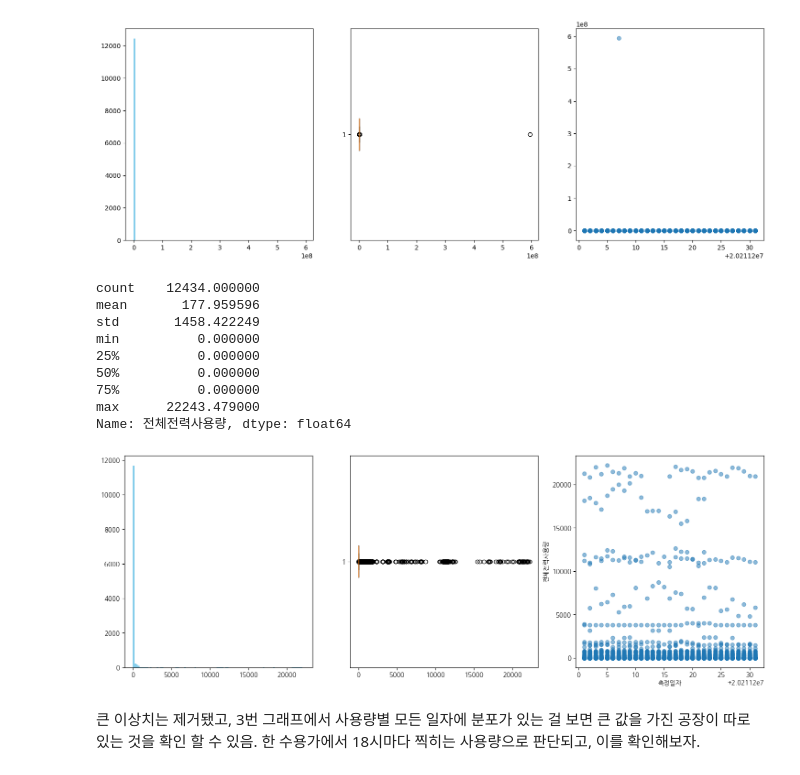
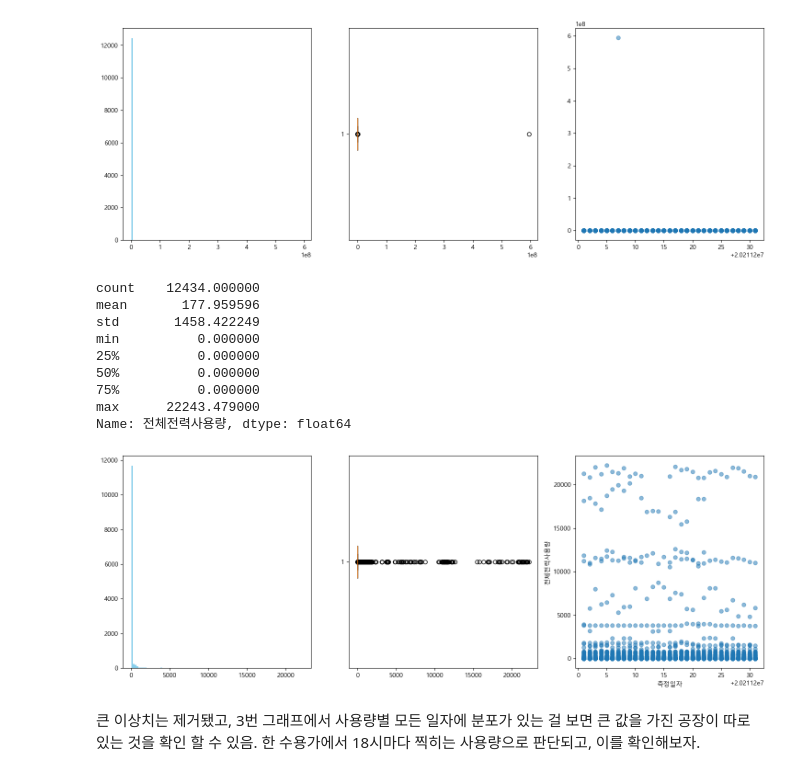
Before and after one commit to zeenoo11/Project_LivingLab, a Jupyter notebook: Projects/factory.ipynb, the cells around one changed output. Drawn from its saved outputs; the diff is of its cells as text; code cells hidden in the pictures.

```diff
--- a/Projects/factory.ipynb
+++ b/Projects/factory.ipynb
@@ -12,5 +12,6 @@ factoryDF.to_csv('../DATA/factory_202112.csv', columns=['TOC번호', '수용가
 # %%
 # '수용가번호' == 1147 인 데이터만 추출
+factoryDF = pd.read_csv('../DATA/Used_Data/factory_202112.csv')
 factoryDF[factoryDF['수용가번호'] == '1147']
 
 # 여기서 측정일자 == '20211201' 인 데이터만 추출
@@ -35,6 +36,7 @@ factoryDF[(factoryDF['측정일자'] == 20211201) & (factoryDF['수용가번호'
 | 3183 | E000000004 | 1225 | 2729000000 | 20211201 | 23 | 101.30 | 0.0 |
 # %%
 # 측정시각별로 SG전력사용량의 평균을 구하고 그래프로 출력
+plt.rcParams['font.family'] = 'Malgun Gothic'
 grouped = factoryDF.groupby('측정시각')
 result = grouped['전체전력사용량'].mean()
 print(result)
@@ -80,32 +82,32 @@ plt.show()
 # %%
 # 이상치를 제거하자 : 5억 이상인 데이터 제거
 fac_18 = fac_18[fac_18['전체전력사용량'] < 500000000]
 print(fac_18['전체전력사용량'].describe())
 
 # 한글 폰트
-plt.rc('font', family='NanumGothic')
+# plt.rc('font', family='NanumGothic')
 
 plt.figure(figsize=(18, 6))
 plt.subplot(1, 3, 1)
 plt.hist(fac_18['전체전력사용량'], bins=100, color='skyblue')
 plt.subplot(1, 3, 2)
 plt.boxplot(fac_18['전체전력사용량'], vert=False)
 plt.subplot(1, 3, 3)
 plt.scatter(fac_18['측정일자'], fac_18['전체전력사용량'], alpha=0.5)
 plt.xlabel('측정일자')
 plt.ylabel('전체전력사용량')
 plt.show()
 # %% [output]
 count    12434.000000
 mean       177.959596
 std       1458.422249
 min          0.000000
 25%          0.000000
 50%          0.000000
 75%          0.000000
 max      22243.479000
 Name: 전체전력사용량, dtype: float64
-[figure, old version]
+[figure, new version]
 # %% [markdown]
 큰 이상치는 제거됐고, 3번 그래프에서 사용량별 모든 일자에 분포가 있는 걸 보면 큰 값을 가진 공장이 따로 있는 것을 확인 할 수 있음. 한 수용가에서 18시마다 찍히는 사용량으로 판단되고, 이를 확인해보자.
 # %%
```
Also changed, not shown: parts of 7 cells of this notebook, 13 other files.
